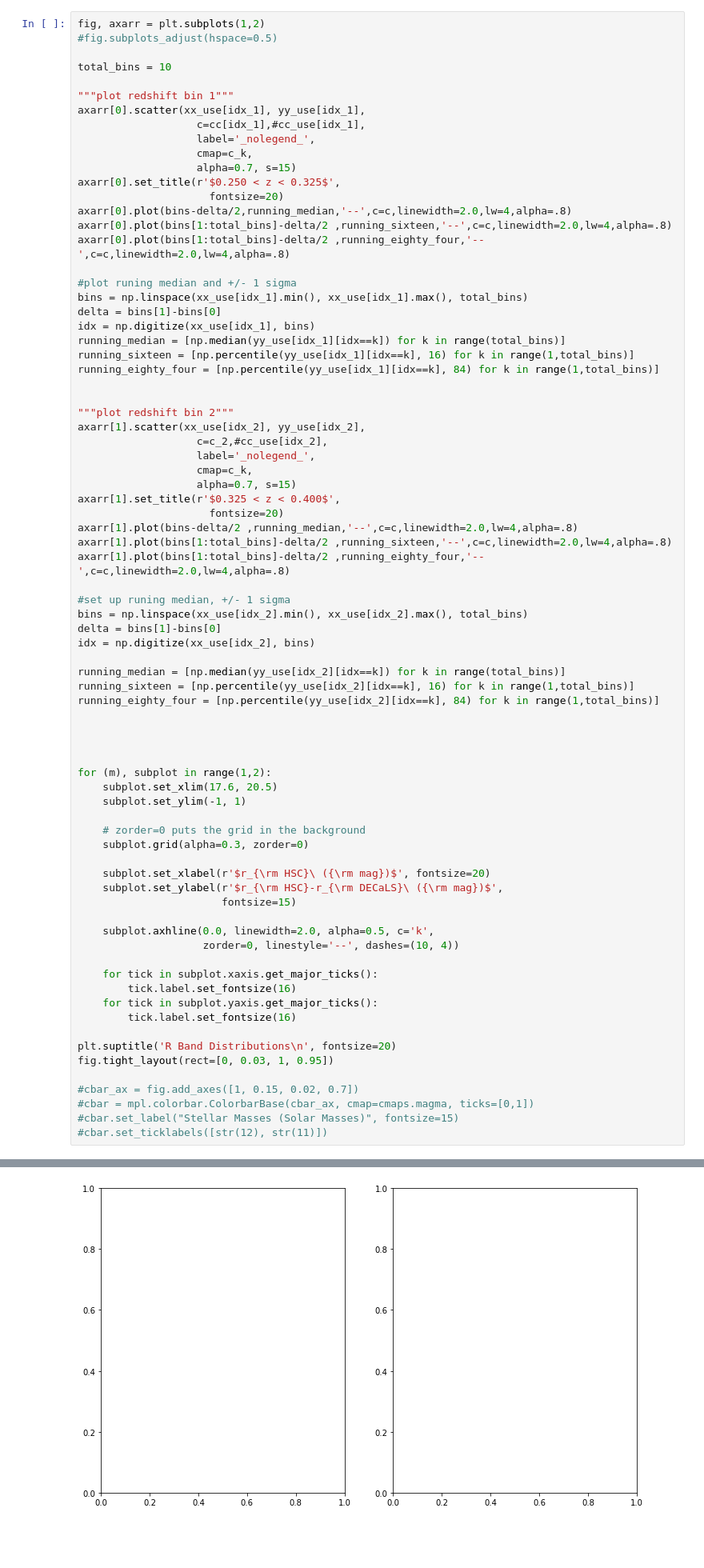
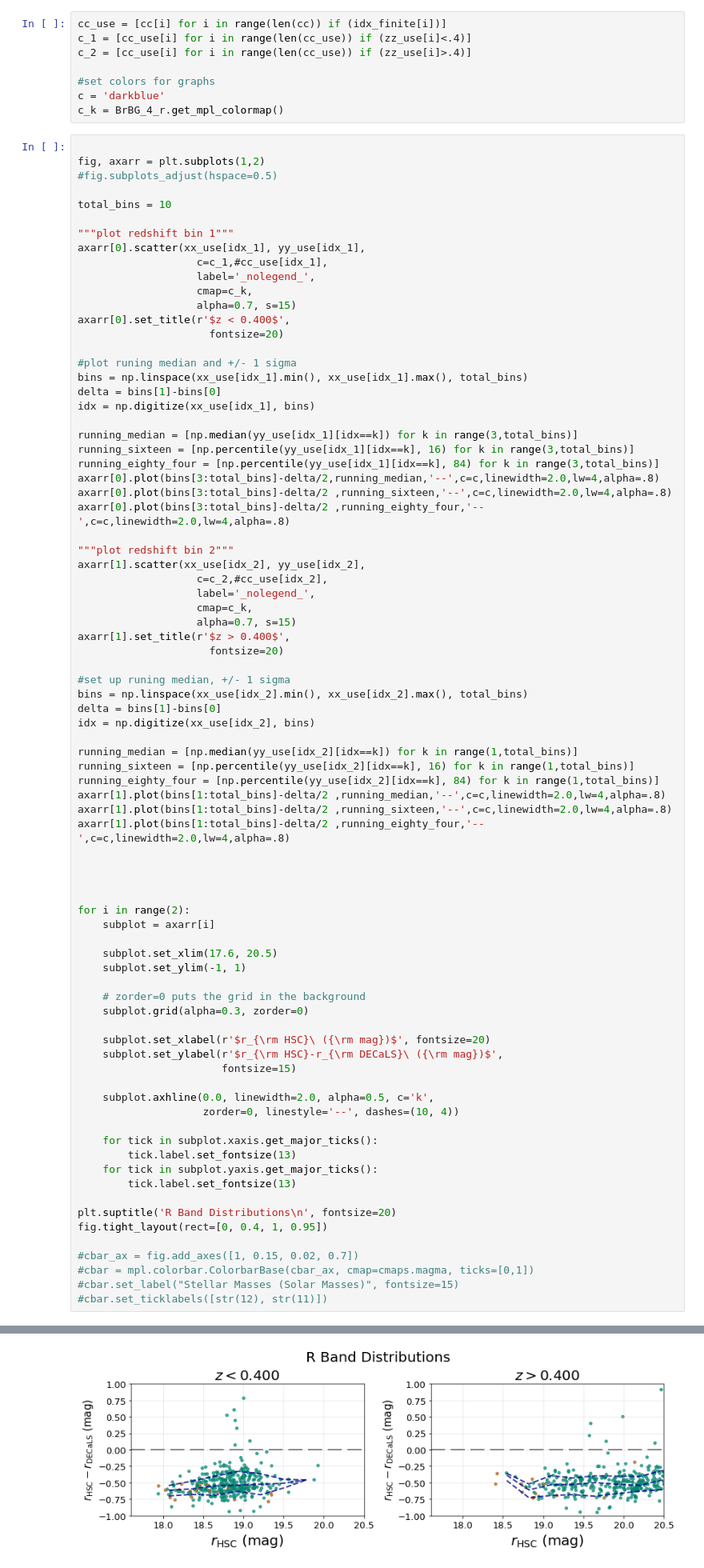
Before and after one commit to alexieleauthaud/2DMassiveGalaxies, a Jupyter notebook: newCatalog.ipynb, the cells around one changed output, grey strips where cells are left out. Shown: that part at 80% size. Drawn from its saved outputs; the diff is of its cells as text; blank space fills up the shorter version.

```diff
--- a/newCatalog.ipynb
+++ b/newCatalog.ipynb
@@ -189,4 +182,13 @@ c_k = BrBG_4_r.get_mpl_colormap()
+# %%
+cc_use = [cc[i] for i in range(len(cc)) if (idx_finite[i])]
+c_1 = [cc_use[i] for i in range(len(cc_use)) if (zz_use[i]<.4)]
+c_2 = [cc_use[i] for i in range(len(cc_use)) if (zz_use[i]>.4)]
+
+#set colors for graphs
+c = 'darkblue'
+c_k = BrBG_4_r.get_mpl_colormap()
 # %%
+
 fig, axarr = plt.subplots(1,2)
 #fig.subplots_adjust(hspace=0.5)
 
@@ -194,24 +196,24 @@ total_bins = 10
 
 """plot redshift bin 1"""
 axarr[0].scatter(xx_use[idx_1], yy_use[idx_1],
-                   c=cc[idx_1],#cc_use[idx_1],
+                   c=c_1,#cc_use[idx_1],
                    label='_nolegend_',
                    cmap=c_k,
                    alpha=0.7, s=15)
-axarr[0].set_title(r'$0.250 < z < 0.325$',
+axarr[0].set_title(r'$z < 0.400$',
                      fontsize=20)
-axarr[0].plot(bins-delta/2,running_median,'--',c=c,linewidth=2.0,lw=4,alpha=.8)
-axarr[0].plot(bins[1:total_bins]-delta/2 ,running_sixteen,'--',c=c,linewidth=2.0,lw=4,alpha=.8)
-axarr[0].plot(bins[1:total_bins]-delta/2 ,running_eighty_four,'--',c=c,linewidth=2.0,lw=4,alpha=.8)
 
 #plot runing median and +/- 1 sigma
 bins = np.linspace(xx_use[idx_1].min(), xx_use[idx_1].max(), total_bins)
 delta = bins[1]-bins[0]
 idx = np.digitize(xx_use[idx_1], bins)
-running_median = [np.median(yy_use[idx_1][idx==k]) for k in range(total_bins)]
-running_sixteen = [np.percentile(yy_use[idx_1][idx==k], 16) for k in range(1,total_bins)]
-running_eighty_four = [np.percentile(yy_use[idx_1][idx==k], 84) for k in range(1,total_bins)]
 
+running_median = [np.median(yy_use[idx_1][idx==k]) for k in range(3,total_bins)]
+running_sixteen = [np.percentile(yy_use[idx_1][idx==k], 16) for k in range(3,total_bins)]
+running_eighty_four = [np.percentile(yy_use[idx_1][idx==k], 84) for k in range(3,total_bins)]
+axarr[0].plot(bins[3:total_bins]-delta/2,running_median,'--',c=c,linewidth=2.0,lw=4,alpha=.8)
+axarr[0].plot(bins[3:total_bins]-delta/2 ,running_sixteen,'--',c=c,linewidth=2.0,lw=4,alpha=.8)
+axarr[0].plot(bins[3:total_bins]-delta/2 ,running_eighty_four,'--',c=c,linewidth=2.0,lw=4,alpha=.8)
 
 """plot redshift bin 2"""
 axarr[1].scatter(xx_use[idx_2], yy_use[idx_2],
@@ -219,25 +221,27 @@ axarr[1].scatter(xx_use[idx_2], yy_use[idx_2],
                    label='_nolegend_',
                    cmap=c_k,
                    alpha=0.7, s=15)
-axarr[1].set_title(r'$0.325 < z < 0.400$',
+axarr[1].set_title(r'$z > 0.400$',
                      fontsize=20)
-axarr[1].plot(bins-delta/2 ,running_median,'--',c=c,linewidth=2.0,lw=4,alpha=.8)
-axarr[1].plot(bins[1:total_bins]-delta/2 ,running_sixteen,'--',c=c,linewidth=2.0,lw=4,alpha=.8)
-axarr[1].plot(bins[1:total_bins]-delta/2 ,running_eighty_four,'--',c=c,linewidth=2.0,lw=4,alpha=.8)
 
 #set up runing median, +/- 1 sigma
 bins = np.linspace(xx_use[idx_2].min(), xx_use[idx_2].max(), total_bins)
 delta = bins[1]-bins[0]
 idx = np.digitize(xx_use[idx_2], bins)
 
-running_median = [np.median(yy_use[idx_2][idx==k]) for k in range(total_bins)]
+running_median = [np.median(yy_use[idx_2][idx==k]) for k in range(1,total_bins)]
 running_sixteen = [np.percentile(yy_use[idx_2][idx==k], 16) for k in range(1,total_bins)]
 running_eighty_four = [np.percentile(yy_use[idx_2][idx==k], 84) for k in range(1,total_bins)]
+axarr[1].plot(bins[1:total_bins]-delta/2 ,running_median,'--',c=c,linewidth=2.0,lw=4,alpha=.8)
+axarr[1].plot(bins[1:total_bins]-delta/2 ,running_sixteen,'--',c=c,linewidth=2.0,lw=4,alpha=.8)
+axarr[1].plot(bins[1:total_bins]-delta/2 ,running_eighty_four,'--',c=c,linewidth=2.0,lw=4,alpha=.8)
 
 
 
 
-for (m), subplot in range(1,2):
+for i in range(2):
+    subplot = axarr[i]
+
     subplot.set_xlim(17.6, 20.5)
     subplot.set_ylim(-1, 1)
 
@@ -252,12 +256,12 @@ for (m), subplot in range(1,2):
                     zorder=0, linestyle='--', dashes=(10, 4))
 
     for tick in subplot.xaxis.get_major_ticks():
-        tick.label.set_fontsize(16)
+        tick.label.set_fontsize(13)
     for tick in subplot.yaxis.get_major_ticks():
-        tick.label.set_fontsize(16)
+        tick.label.set_fontsize(13)
 
 plt.suptitle('R Band Distributions\n', fontsize=20)
-fig.tight_layout(rect=[0, 0.03, 1, 0.95])
+fig.tight_layout(rect=[0, 0.4, 1, 0.95])
 
 #cbar_ax = fig.add_axes([1, 0.15, 0.02, 0.7])
 #cbar = mpl.colorbar.ColorbarBase(cbar_ax, cmap=cmaps.magma, ticks=[0,1])
@@ -268,4 +271,4 @@ IndexError: boolean index did not match indexed array along dimension 0; dimensi
-[figure, old version]
+[figure, new version]
 # %%
 outliers_above = [x for x in yy_use[idx_1] if (x>.4)]
 print(len(outliers_above))
```
Also changed, not shown: parts of 5 cells of this notebook.
